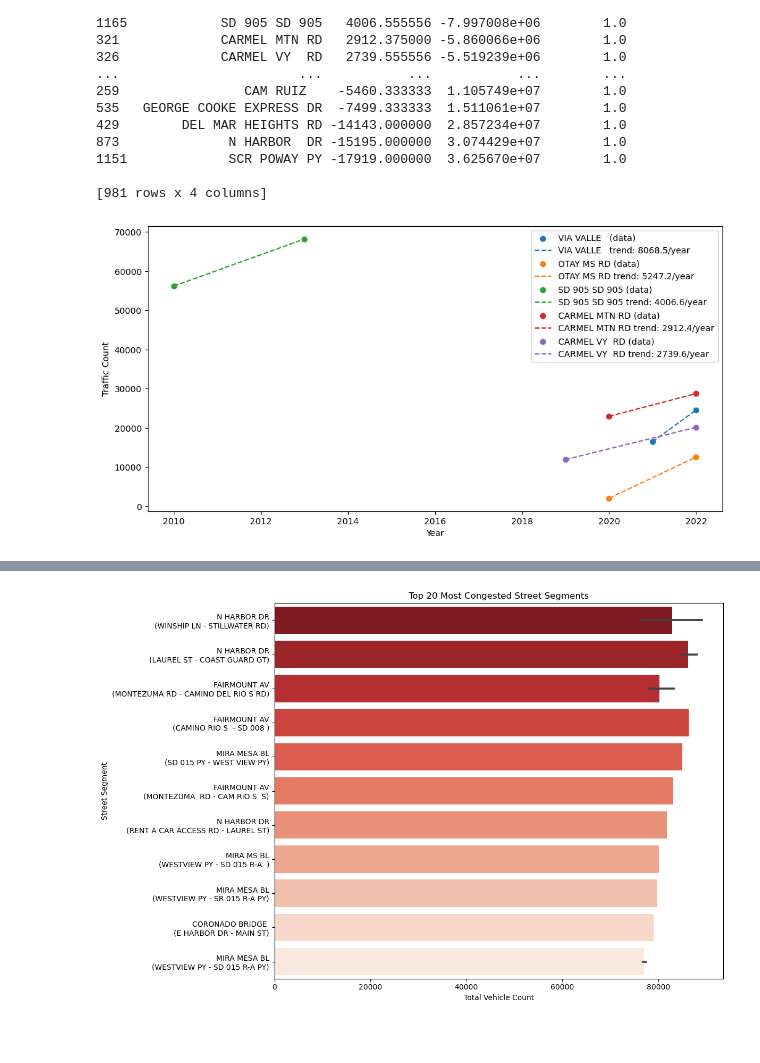
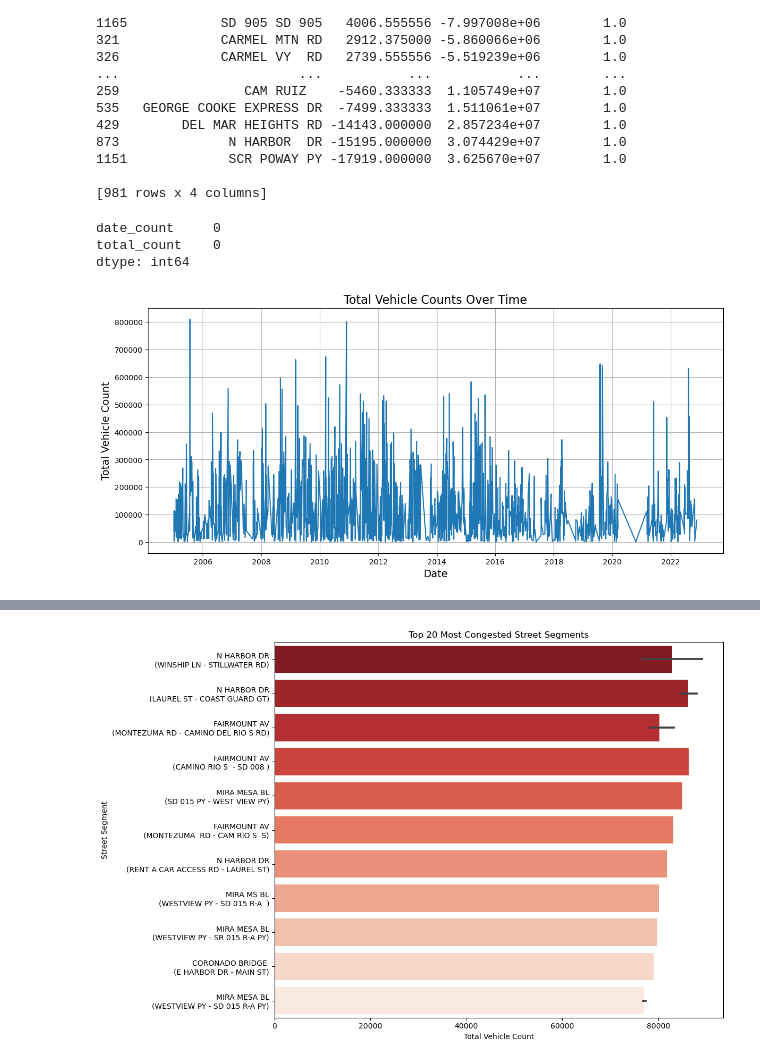
Before and after one commit to bethanylovesmatcha/STAT595FINAL, a Jupyter notebook: STAT596FINAL.ipynb, the cells around one changed output, grey strips where cells are left out. Drawn from its saved outputs; the diff is of its cells as text; code cells hidden in the pictures; blank space fills up the shorter version.

```diff
--- a/STAT596FINAL.ipynb
+++ b/STAT596FINAL.ipynb
@@ -192,21 +198,31 @@ print(growth_rates.sort_values('growth_rate', ascending=False))
 
 [981 rows x 4 columns]
 # %%
-top_streets = growth_rates.nlargest(5, 'growth_rate')['street_name']
+# Step 1: Convert 'date_count' to datetime
+adt_df['date_count'] = pd.to_datetime(adt_df['date_count'])
 
-plt.figure(figsize=(12, 6))
-for street in top_streets:
-    subset = annual_traffic[annual_traffic['street_name'] == street]
-    slope = growth_rates[growth_rates['street_name'] == street]['growth_rate'].values[0]
-    intercept = growth_rates[growth_rates['street_name'] == street]['intercept'].values[0]
+# Step 2: Sort by date
+adt_df = adt_df.sort_values('date_count')
 
-    plt.scatter(subset['year'], subset['total_count'], label=f'{street} (data)')
-    plt.plot(subset['year'], intercept + slope * subset['year'], '--',
-             label=f'{street} trend: {slope:.1f}/year')
+# Step 3: Check for missing values
+print(adt_df[['date_count', 'total_count']].isnull().sum())
 
-plt.xlabel('Year')
-plt.ylabel('Traffic Count')
-plt.legend()
+# Step 4: Group by date (sum across all streets per day)
+daily_counts = adt_df.groupby('date_count')['total_count'].sum().reset_index()
+
+# Step 5: Basic time series plot
+import matplotlib.pyplot as plt
+import seaborn as sns
+
+plt.figure(figsize=(14,6))
+sns.lineplot(data=daily_counts, x='date_count', y='total_count')
+plt.title('Total Vehicle Counts Over Time', fontsize=16)
+plt.xlabel('Date', fontsize=14)
+plt.ylabel('Total Vehicle Count', fontsize=14)
+plt.grid(True)
 plt.show()
 # %% [output]
+date_count     0
+total_count    0
+dtype: int64
-[figure, old version]
+[figure, new version]
```
Also changed, not shown: parts of 11 cells of this notebook, 1 other file.
